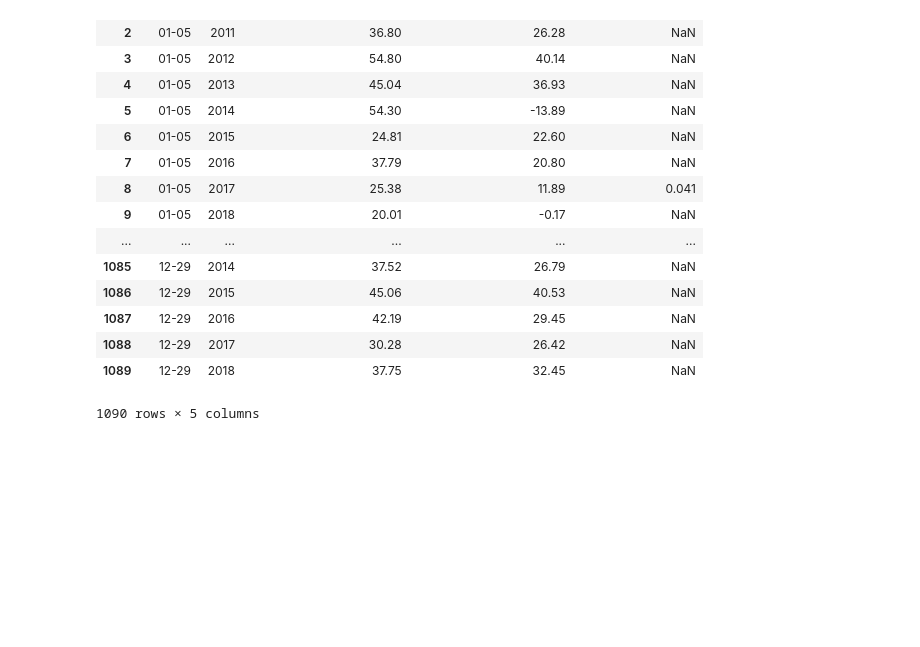
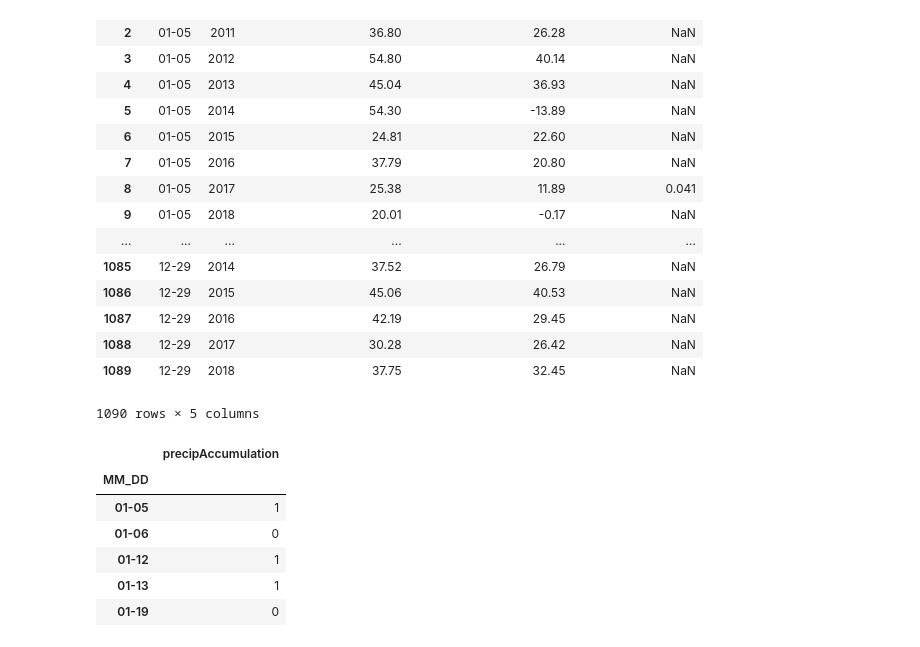
Before and after one commit to imidaho/Best-Party-Days, a Jupyter notebook: Best Party Days.ipynb, the cells around one changed output. Cells and saved outputs as stored; diff of their text form; code cells hidden in the pictures; blank space fills up the shorter version.

Commit message:
successful avg hi, low, and precip counts added

```diff
--- a/Best Party Days.ipynb
+++ b/Best Party Days.ipynb
@@ -114,4 +115,19 @@ potential_days
 | 1088 | 12-29 | 2017 | 30.28 | 26.42 | NaN |
 | 1089 | 12-29 | 2018 | 37.75 | 32.45 | NaN |
 1090 rows × 5 columns
+# %%
+precip_days = pd.read_sql_query("SELECT MM_DD,precipAccumulation FROM 'weather summary'",all_weather)
+#total_precip = precip_days.groupby('MM_DD')
+#precip_count = total_precip.count()
+precip_bool = precip_days.groupby('MM_DD').count()
+#precip_bool = precip_count.precipAccumulation
+precip_bool.head(5)
+# %% [output]
+|  | precipAccumulation |
+| MM_DD |  |
+| 01-05 | 1 |
+| 01-06 | 0 |
+| 01-12 | 1 |
+| 01-13 | 1 |
+| 01-19 | 0 |
 # %%
```
Also changed, not shown: parts of 3 cells of this notebook.
